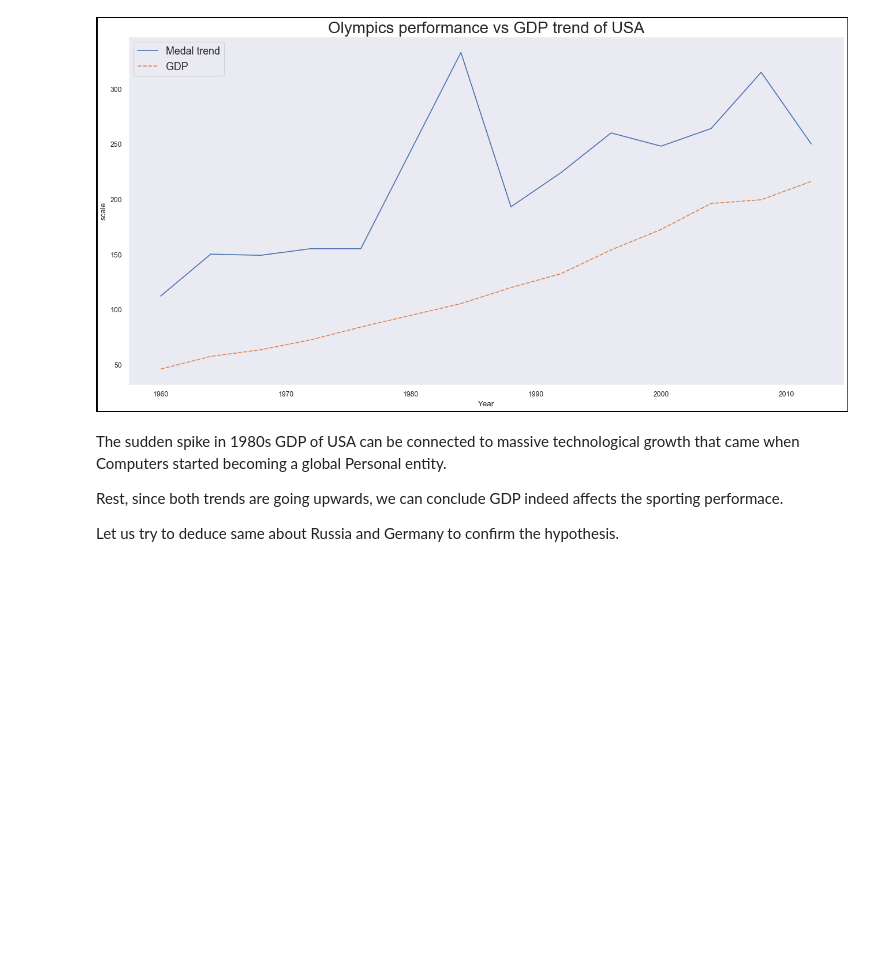
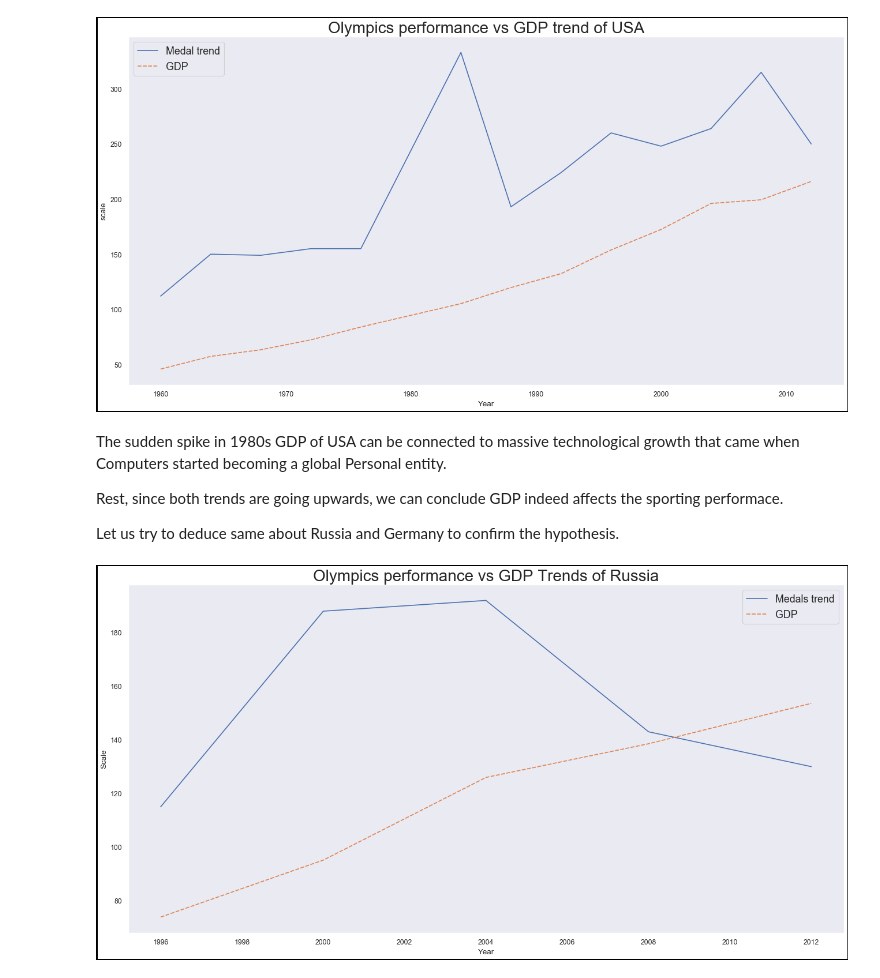
Before and after one commit to akash16dhotre/01_Olympics_Dataset_EDA, a Jupyter notebook: Olympic game EAD.ipynb, the cells around one changed output. Saved outputs shown, nothing was run; the diff lists cells and outputs as text; code cells hidden in the pictures; blank space fills up the shorter version.

```diff
--- a/Olympic game EAD.ipynb
+++ b/Olympic game EAD.ipynb
@@ -819,3 +819,39 @@ The sudden spike in 1980s GDP of USA can be connected to massive technological g
 Rest, since both trends are going upwards, we can conclude GDP indeed affects the sporting performace.
 
 Let us try to deduce same about Russia and Germany to confirm the hypothesis.
+# %%
+#Makind datagbrme
+rus = primary_data[(primary_data.NOC == "RUS") & (primary_data.Year >1959)]
+#Making winning trend datagbrme
+rus_winning_trend = pd.DataFrame(rus.Year.value_counts())
+
+#Sorting by Year
+rus_winning_trend.sort_index(inplace = True)
+rus_winning_trend.reset_index(inplace = True)
+
+#Renaming columns
+rus_winning_trend.rename(columns={"index":"Year","Year":"Medals trend"},inplace = True)
+
+#Limiting data to specific years
+rus_gdp_trend = gdp[(gdp.Code == "RUS") & (gdp.Year.isin(options))]
+rus_gdp_trend = rus_gdp_trend[["Year","GDP"]].copy()
+
+#Merging datagbrme
+rus_medal_gdp = pd.merge(left = rus_winning_trend, right = rus_gdp_trend, on = "Year" )
+rus_medal_gdp.set_index("Year",inplace = True)
+
+#Dividing GDP values by maximum of them and multiplying by maximum medal count in DataFrame to match Y axis scale
+rus_medal_gdp.GDP = rus_medal_gdp.GDP*rus_medal_gdp["Medals trend"].mean()/rus_medal_gdp.GDP.max()
+
+#Plotting graph
+fig = plt.figure(num=None, figsize=(20,10), dpi=80, facecolor='w', edgecolor='black',linewidth=3)
+sns.lineplot(data = rus_medal_gdp)
+
+#Fine tuning legends and axis labels
+plt.legend(prop={'size': 16})
+plt.xlabel("Year")
+plt.ylabel("Scale")
+plt.title("Olympics performance vs GDP Trends of Russia",size =25)
+plt.show()
+# %% [output]
+[figure, added]
```
Also changed, not shown: parts of 12 cells of this notebook.
